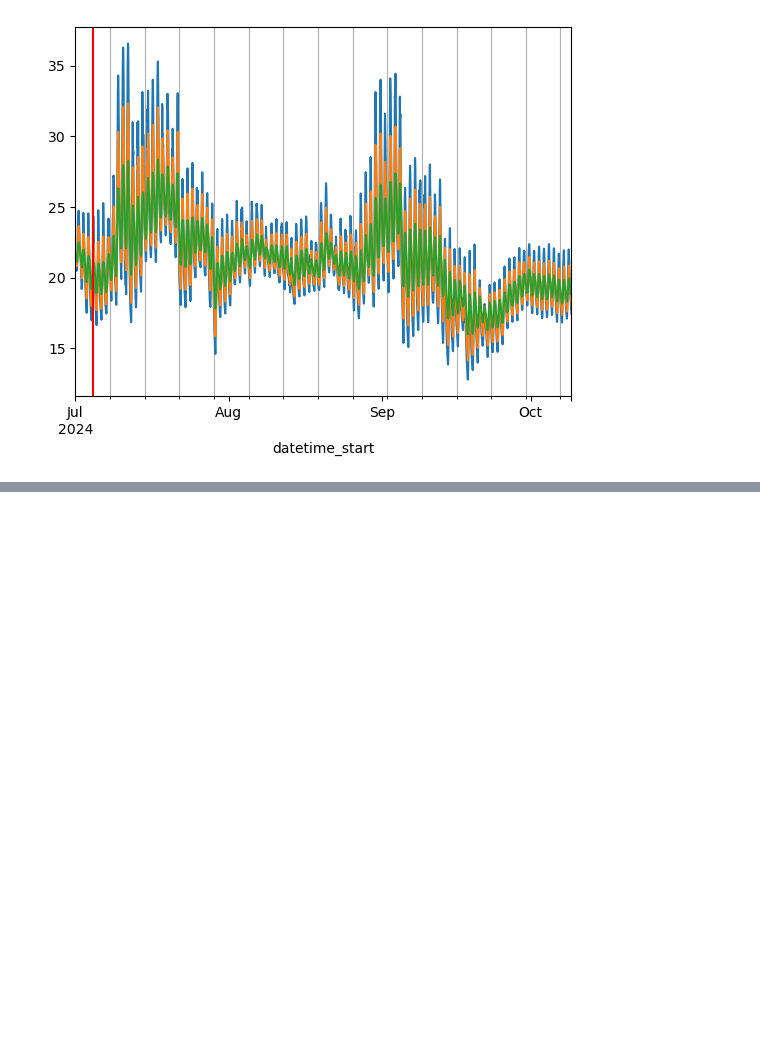
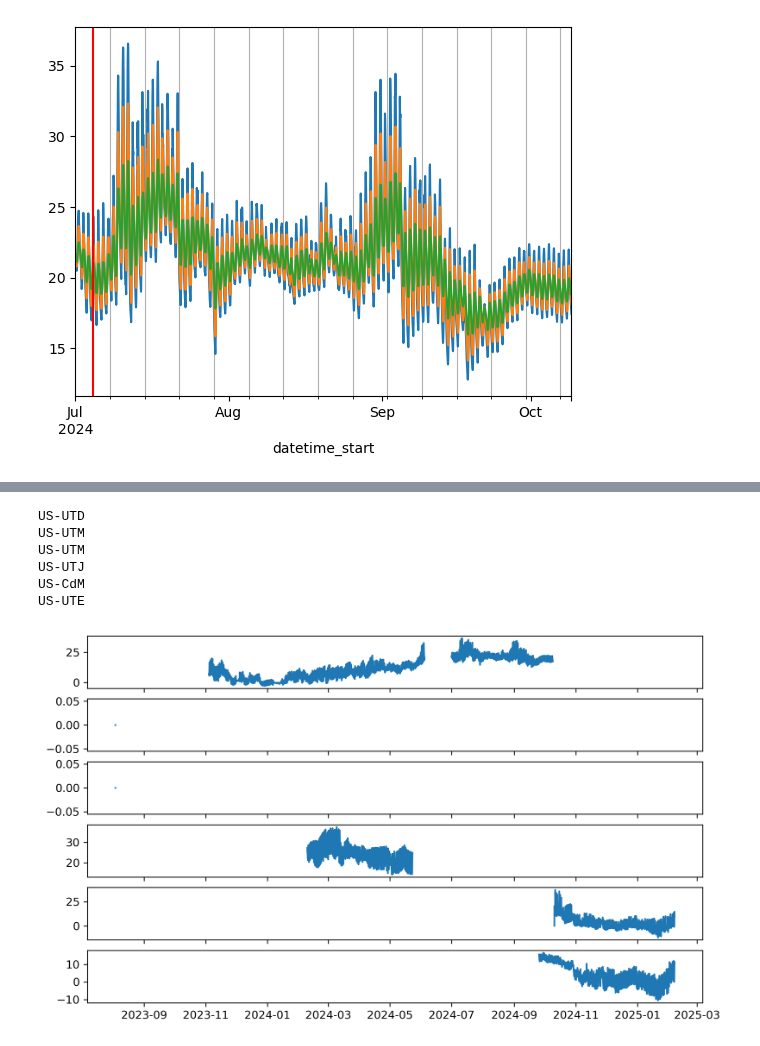
Before and after one commit to utah-geological-survey/MicroMet, a Jupyter notebook: Notebooks/soil_props.ipynb, the cells around one changed output, grey strips where cells are left out. Drawn from its saved outputs; the diff is of its cells as text; code cells hidden in the pictures; blank space fills up the shorter version.

```diff
--- a/Notebooks/soil_props.ipynb
+++ b/Notebooks/soil_props.ipynb
@@ -125,0 +130,19 @@ alpha_lag
+# %%
+stations = ['US-UTD', 'US-UTM', 'US-UTM', 'US-UTJ', 'US-CdM','US-UTE',]
+
+fig, ax = plt.subplots(6, 1, figsize=(10, 6), dpi=300, sharex=True)
+i=0
+for station in stations:
+    print(station)
+    df = soildfs.loc[station].replace(-9999,np.nan)
+    #df = df[df.index >= '2024-07-01']#.resample('30T').mean()
+    ax[i].plot(df.index, df['ts_3_1_1'], label=station)
+    i+= 1
+# %% [output]
+US-UTD
+US-UTM
+US-UTM
+US-UTJ
+US-CdM
+US-UTE
+[figure, added]
```
Also changed, not shown: parts of 18 cells of this notebook, 1 other file.
